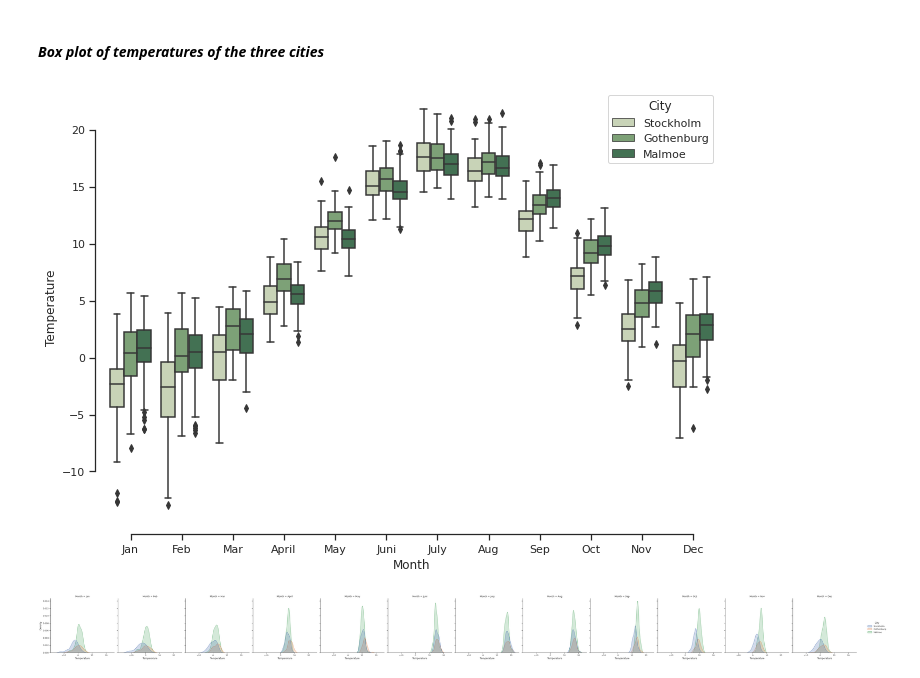
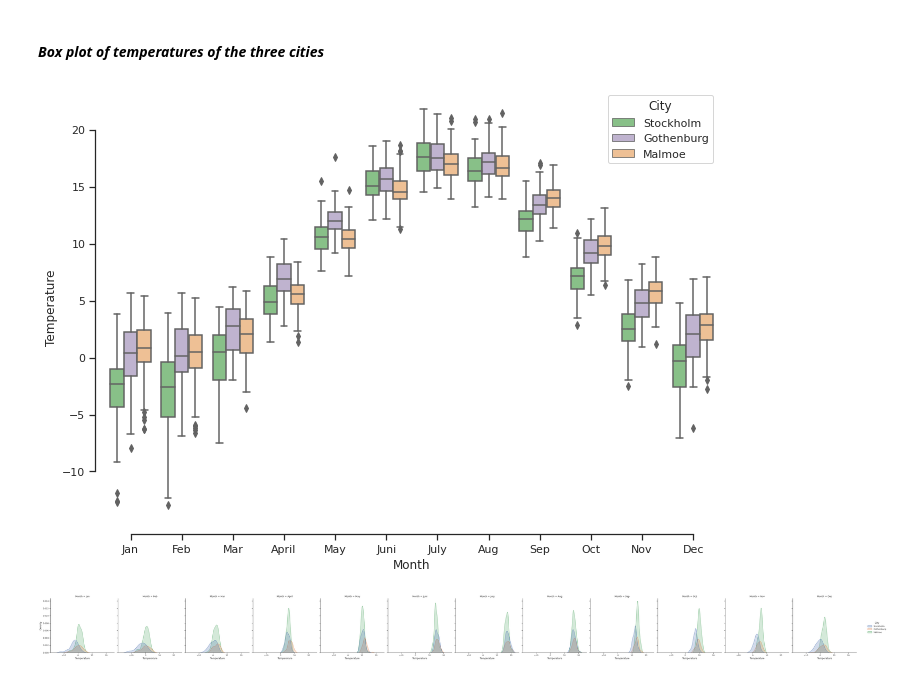
Before and after one commit to elvinafahlgren/Visualization, a Jupyter notebook: worksheet-2.ipynb, the cells around one changed output. Saved outputs shown, nothing was run; the diff lists cells and outputs as text; code cells hidden in the pictures.

```diff
--- a/worksheet-2.ipynb
+++ b/worksheet-2.ipynb
@@ -232,14 +233,14 @@ _Provide you answer here_
 # %%
 #sns.set_theme(style="ticks", palette=cubehelix_palette, rc={'figure.figsize':(11,8)})
 sns.set_theme(style="ticks", rc={'figure.figsize':(11,8)})
 
 # Draw a nested boxplot to show bills by day and time
 box_plot = sns.boxplot(x="Month", y="Temperature",
             hue="City",
-            data=combined, palette=cubehelix_palette)
+            data=combined, palette = qualitative_palette)
 sns.despine(offset=10, trim=True)
 # %% [output]
-[figure, old version]
+[figure, new version]
 # %%
 combined = pd.read_csv("smhi-combined.csv")
 plot = sns.displot(data=combined, x="Temperature", hue="City", col="Month", kind="kde", fill = True)
```
Also changed, not shown: parts of 18 cells of this notebook.
